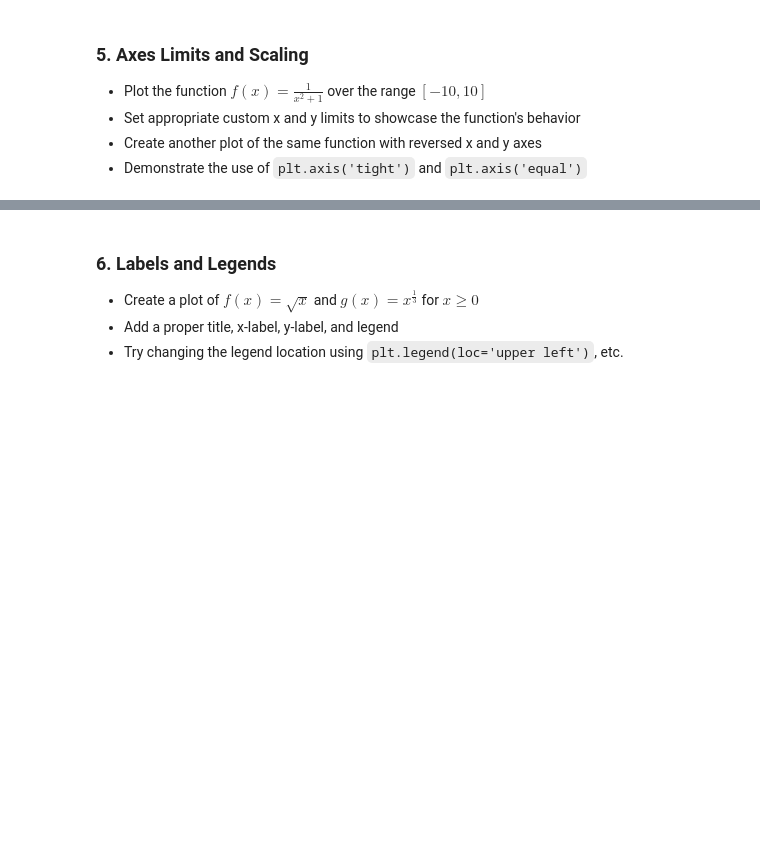
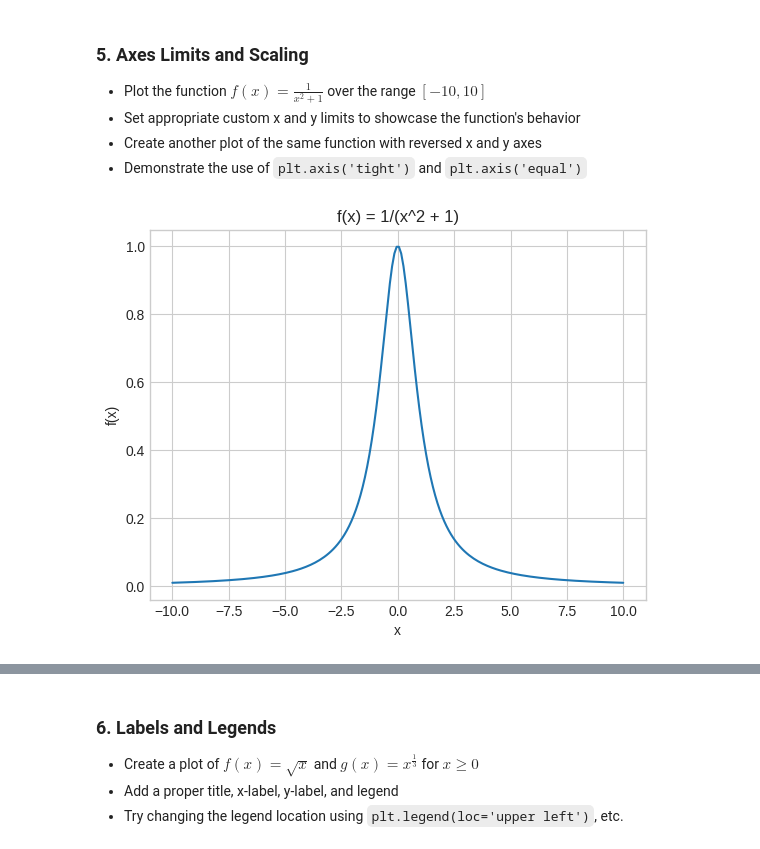
Before and after one commit to HunterTzou/DATA_110_FALL_2025, a Jupyter notebook: Tzou_Hunter_week3_assignment_fall25.ipynb, the cells around one changed output, grey strips where cells are left out. Cells and saved outputs as stored; diff of their text form; code cells hidden in the pictures; blank space fills up the shorter version.

```diff
--- a/Tzou_Hunter_week3_assignment_fall25.ipynb
+++ b/Tzou_Hunter_week3_assignment_fall25.ipynb
@@ -363,0 +421,16 @@ print(plt.style.available)
+# %%
+# Your code needs to be here
+
+## I wanted seperate outputs, so I added more code areas below
+
+x = np.linspace(-10, 10, 200)
+f = 1/(x**2 + 1)
+
+plt.plot(x, f)
+plt.xlabel("x")
+plt.ylabel("f(x)")
+plt.title("f(x) = 1/(x^2 + 1)")
+
+plt.show()
+# %% [output]
+[figure, added]
```
Also changed, not shown: parts of 20 cells of this notebook.
